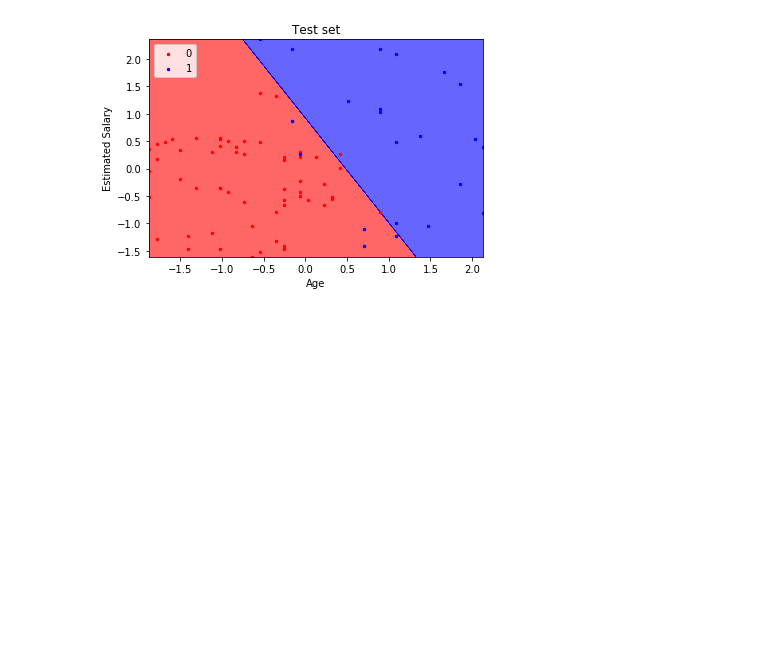
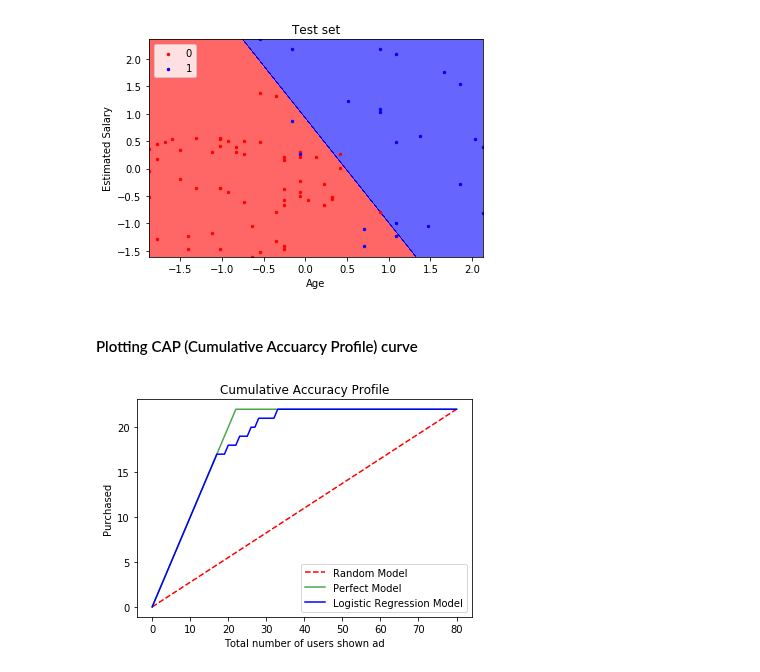
Before and after one commit to vaibhavyesalwad/Machine-Learning-using-libraries, a Jupyter notebook: Classification/Logistic Regression/01_PredictAdClickOrNot.ipynb, the cells around one changed output. Drawn from its saved outputs; the diff is of its cells as text; code cells hidden in the pictures; blank space fills up the shorter version.

Commit message:
Added: computed precision score, recall score & drew CAP curve

```diff
--- a/Classification/Logistic Regression/01_PredictAdClickOrNot.ipynb
+++ b/Classification/Logistic Regression/01_PredictAdClickOrNot.ipynb
@@ -110,3 +122,9 @@ plot_colormap(train_x_values, train_y_values, classifier,'Train set')
 plot_colormap(test_x_values, test_y_values, classifier,'Test set')
 # %% [output]
 [figure]
+# %% [markdown]
+#### Plotting CAP (Cumulative Accuarcy Profile) curve
+# %%
+y_axis_values = plot_cap_curve(test_x_values, test_y_values, classifier, 'Total number of users shown ad', 'Purchased', 'Logistic Regression Model')
+# %% [output]
+[figure, added]
```
Also changed, not shown: parts of 5 cells of this notebook.
